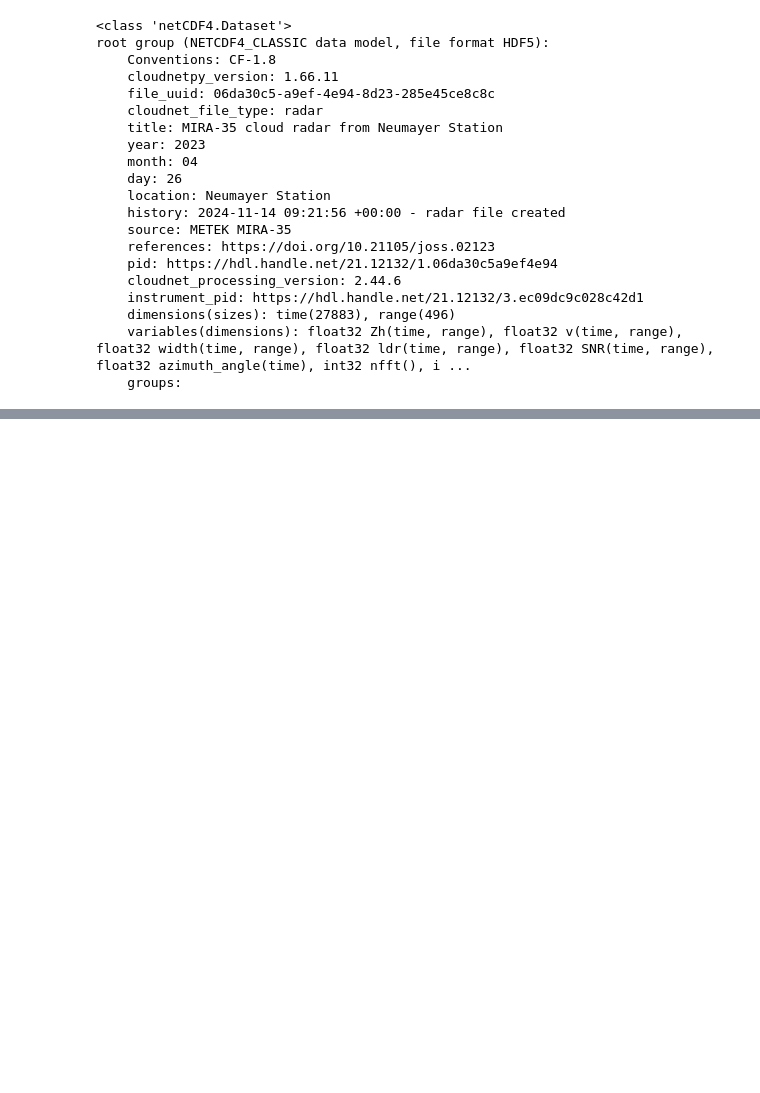
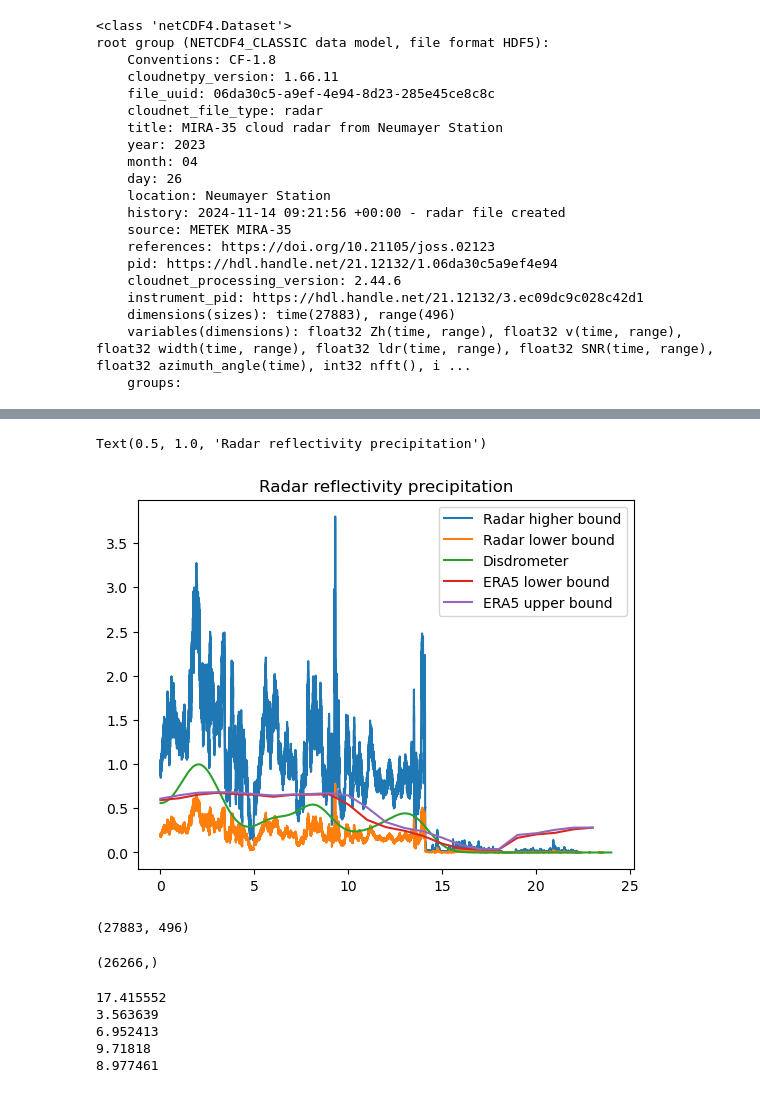
Before and after one commit to Troll-Observing-Network/neumayer-snowfall, a Jupyter notebook: SnowfallConvert.ipynb, the cells around one changed output, grey strips where cells are left out. Drawn from its saved outputs; the diff is of its cells as text; code cells hidden in the pictures; blank space fills up the shorter version.

```diff
--- a/SnowfallConvert.ipynb
+++ b/SnowfallConvert.ipynb
@@ -107,0 +187,41 @@ root group (NETCDF4_CLASSIC data model, file format HDF5):
+# %%
+# April 26th is the 116th day of the year
+subsetMinMod = minMod[115*24:116*24]
+subsetMaxMod = maxMod[115*24:116*24]
+
+plt.plot(time, precipHigher[:, 0], label='Radar higher bound')
+plt.plot(time, precipLower[:, 0], label='Radar lower bound')
+plt.plot(disTime, snowRateSmooth, label='Disdrometer')
+plt.plot(np.arange(0, 24, 1), subsetMinMod, label='ERA5 lower bound')
+plt.plot(np.arange(0, 24, 1), subsetMaxMod, label='ERA5 upper bound')
+plt.legend()
+plt.title("Radar reflectivity precipitation")
+# %% [output]
+Text(0.5, 1.0, 'Radar reflectivity precipitation')
+[figure, added]
+# %%
+print(precipHigher.shape)
+# %% [output]
+(27883, 496)
+# %%
+print(precipHigher[:, 0][~np.isnan(precipHigher[:, 0])].shape)
+# %% [output]
+(26266,)
+# %%
+radarUpperAccum = np.trapz(precipHigher[:, 0][~np.isnan(precipHigher[:, 0])], dx=24/26266)
+radarLowerAccum = np.trapz(precipLower[:, 0][~np.isnan(precipHigher[:, 0])], dx=24/26266)
+disdAccum = np.trapz(snowRate, dx=24/2879)
+eraUpperAccum = np.trapz(subsetMaxMod)
+eraLowerAccum = np.trapz(subsetMinMod)
+
+print(radarUpperAccum)
+print(radarLowerAccum)
+print(disdAccum)
+print(eraUpperAccum)
+print(eraLowerAccum)
+# %% [output]
+17.415552
+3.563639
+6.952413
+9.71818
+8.977461
```
Also changed, not shown: parts of 9 cells of this notebook, 2 other files.
